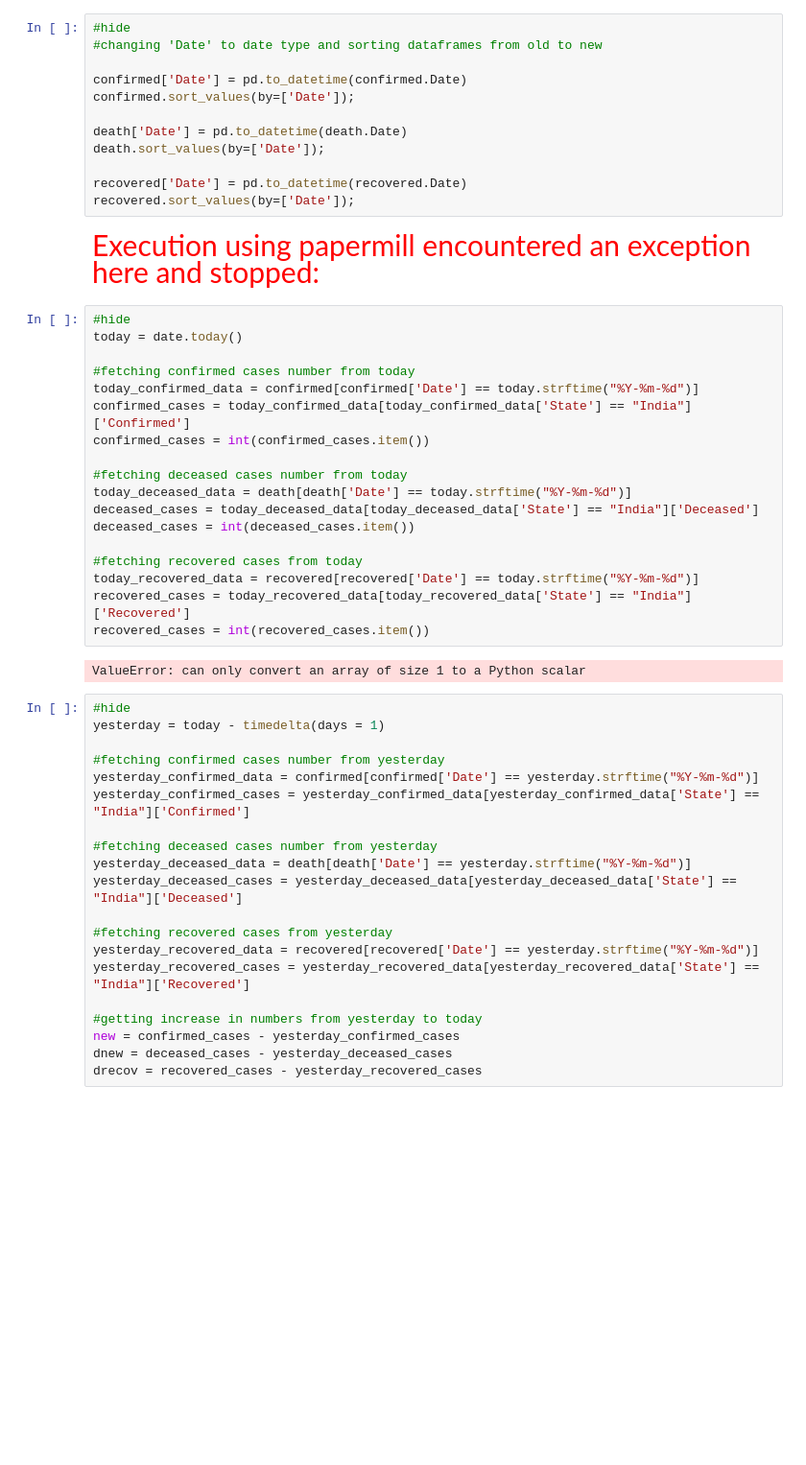
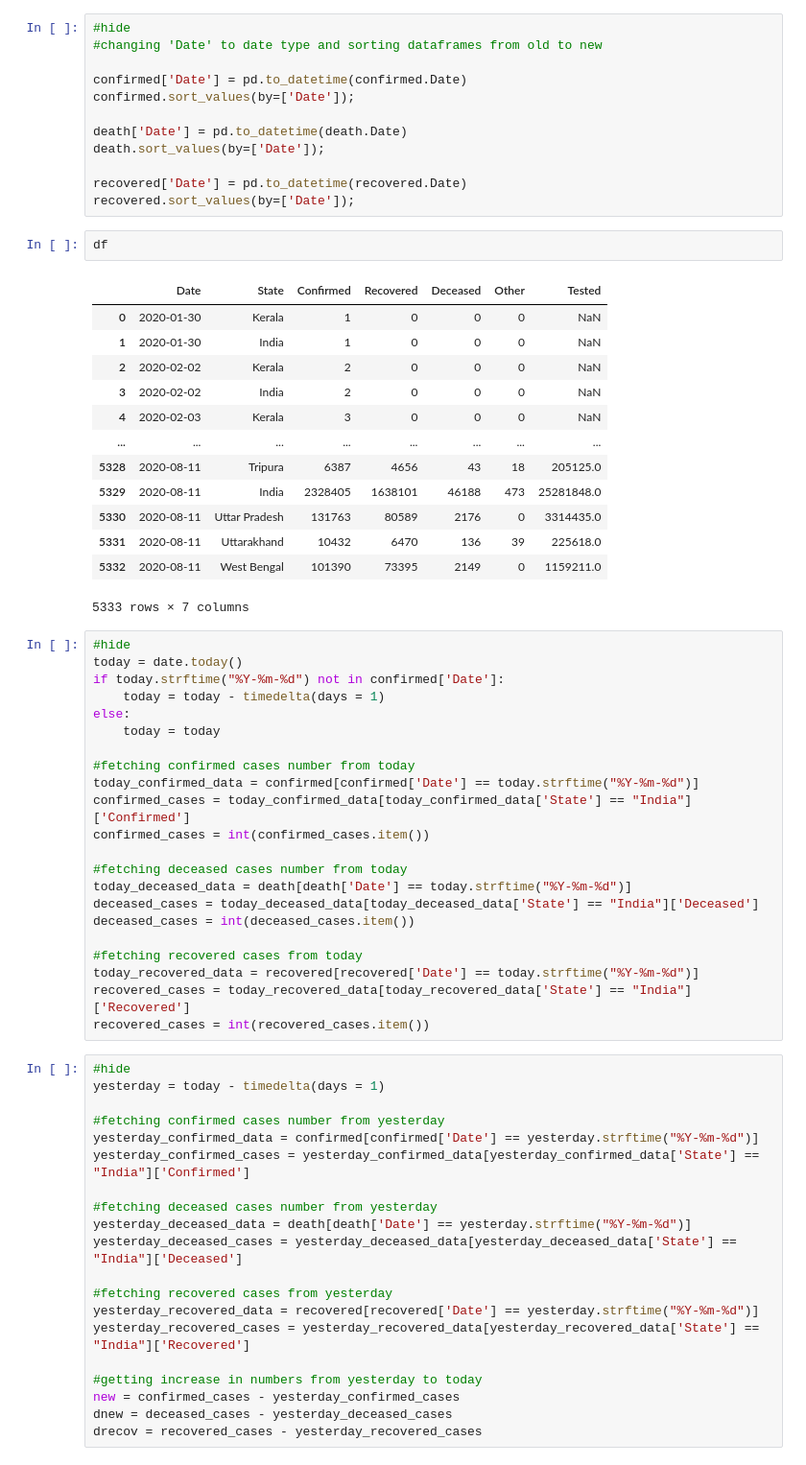
Before and after one commit to Sakzsee/Sakthisree, a Jupyter notebook: _notebooks/2020-08-08-COVID19-Dashboard.ipynb, the cells around one changed output. Shown at 96% size. Drawn from its saved outputs; the diff is of its cells as text; blank space fills up the shorter version.

```diff
--- a/_notebooks/2020-08-08-COVID19-Dashboard.ipynb
+++ b/_notebooks/2020-08-08-COVID19-Dashboard.ipynb
@@ -47,11 +47,29 @@ death.sort_values(by=['Date']);
 
 recovered['Date'] = pd.to_datetime(recovered.Date)
 recovered.sort_values(by=['Date']);
-# %% [markdown]
-<span id="papermill-error-cell" style="color:red; font-family:Helvetica Neue, Helvetica, Arial, sans-serif; font-size:2em;">Execution using papermill encountered an exception here and stopped:</span>
+# %%
+df
+# %% [output]
+|  | Date | State | Confirmed | Recovered | Deceased | Other | Tested |
+| 0 | 2020-01-30 | Kerala | 1 | 0 | 0 | 0 | NaN |
+| 1 | 2020-01-30 | India | 1 | 0 | 0 | 0 | NaN |
+| 2 | 2020-02-02 | Kerala | 2 | 0 | 0 | 0 | NaN |
+| 3 | 2020-02-02 | India | 2 | 0 | 0 | 0 | NaN |
+| 4 | 2020-02-03 | Kerala | 3 | 0 | 0 | 0 | NaN |
+| ... | ... | ... | ... | ... | ... | ... | ... |
+| 5328 | 2020-08-11 | Tripura | 6387 | 4656 | 43 | 18 | 205125.0 |
+| 5329 | 2020-08-11 | India | 2328405 | 1638101 | 46188 | 473 | 25281848.0 |
+| 5330 | 2020-08-11 | Uttar Pradesh | 131763 | 80589 | 2176 | 0 | 3314435.0 |
+| 5331 | 2020-08-11 | Uttarakhand | 10432 | 6470 | 136 | 39 | 225618.0 |
+| 5332 | 2020-08-11 | West Bengal | 101390 | 73395 | 2149 | 0 | 1159211.0 |
+5333 rows × 7 columns
 # %%
 #hide
 today = date.today()
+if today.strftime("%Y-%m-%d") not in confirmed['Date']:
+    today = today - timedelta(days = 1)
+else:
+    today = today
 
 #fetching confirmed cases number from today
 today_confirmed_data = confirmed[confirmed['Date'] == today.strftime("%Y-%m-%d")]
@@ -67,8 +85,6 @@ deceased_cases = int(deceased_cases.item())
 today_recovered_data = recovered[recovered['Date'] == today.strftime("%Y-%m-%d")]
 recovered_cases = today_recovered_data[today_recovered_data['State'] == "India"]['Recovered']
 recovered_cases = int(recovered_cases.item())
-# %% [output]
-ValueError: can only convert an array of size 1 to a Python scalar
 # %%
 #hide
 yesterday = today - timedelta(days = 1)
```
Also changed, not shown: parts of 3 cells of this notebook.
